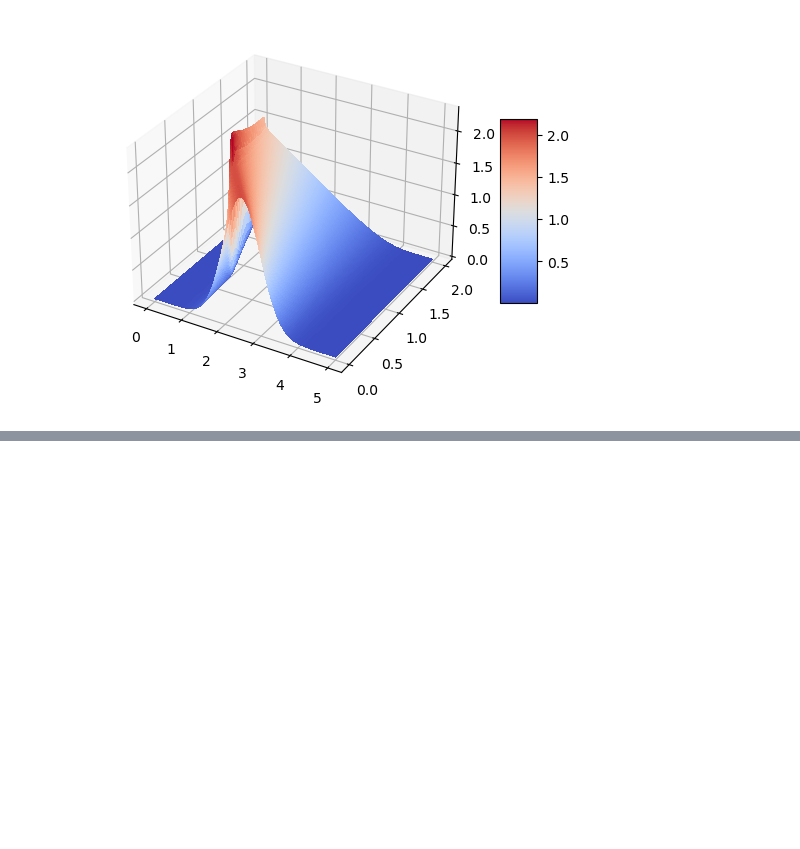
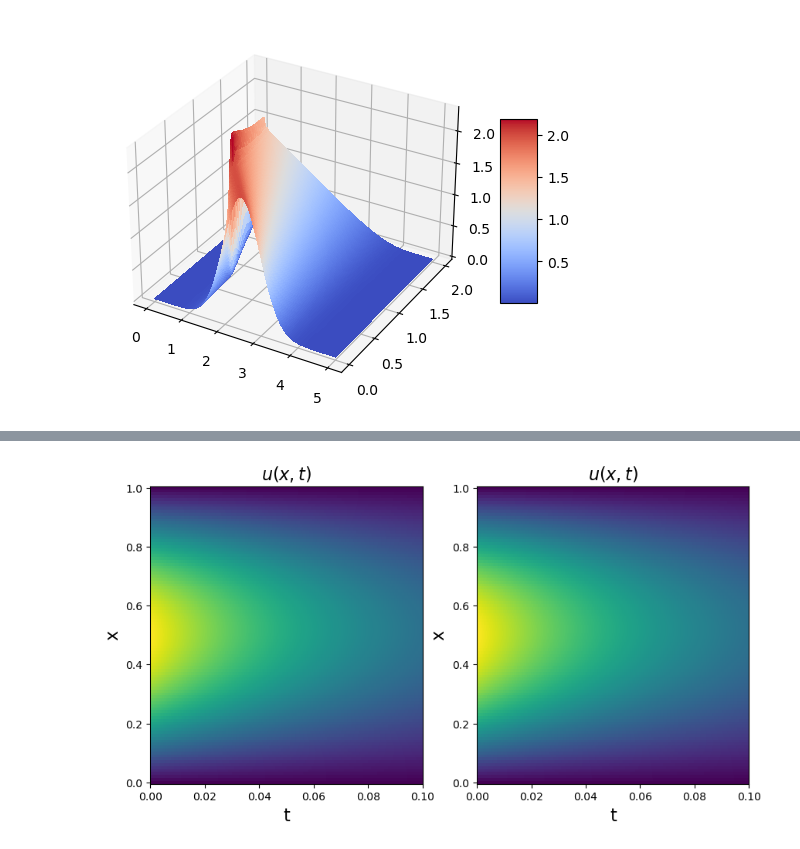
Before and after one commit to cpml-au/dctkit, a Jupyter notebook: examples/burgers.ipynb, the cells around one changed output, grey strips where cells are left out. Saved outputs shown, nothing was run; the diff lists cells and outputs as text; code cells hidden in the pictures; blank space fills up the shorter version.

```diff
--- a/examples/burgers.ipynb
+++ b/examples/burgers.ipynb
@@ -133,7 +134,7 @@ def main_run(u, S, epsilon, max_time_iter, flux_formulation = False):
         u_coch = C.CochainP0(S, u[:,t])
         dissipation = C.scalar_mul(C.star(C.coboundary(u_coch)), epsilon)
         if flux_formulation:
-            flux = C.scalar_mul(C.square(u_coch), 1/2)
+            flux = C.scalar_mul(C.square(u_coch), -1/2)
             mean_flux = flat(flux)
             total_flux = C.add(C.star(mean_flux), dissipation)
             balance = C.star(C.coboundary(total_flux))
@@ -144,7 +145,7 @@ def main_run(u, S, epsilon, max_time_iter, flux_formulation = False):
             u_x = C.star(C.coboundary(C.star(u_mean)))
             uu_x = C.cochain_mul(u_coch, u_x)
             diss_balance = C.star(C.coboundary(dissipation))
-            balance = C.add(diss_balance, uu_x)
+            balance = C.sub(diss_balance, uu_x)
             u[1:-1,t+1] = u[1:-1,t] + dt_*balance.coeffs[1:-1]
     return u
 # %%
@@ -205,0 +241,11 @@ plt.show()
+# %%
+# regenerate mesh
+# define simplicial complex
+tet_node_tags = np.zeros((len(x)-1,2), dtype = dt.int_dtype)
+tet_node_tags[:,0] = np.arange(len(x)-1)
+tet_node_tags[:,1] = np.arange(1, len(x))
+node_coords = np.zeros((len(x), 2), dtype = dt.float_dtype)
+node_coords[:,0] = x
+S = SimplicialComplex(tet_node_tags, node_coords, is_well_centered = True)
+S.get_hodge_star()
+S.get_flat_PDP_weights()
@@ -205,0 +254,13 @@ plt.show()
+# %%
+fig1, ax = plt.subplots(1, 2, figsize=(10, 5))
+ax[0].pcolormesh(t, x, u)
+ax[1].pcolormesh(t,x,u_sol)
+ax[0].set_xlabel('t', fontsize=16)
+ax[0].set_ylabel('x', fontsize=16)
+ax[0].set_title(r'$u(x, t)$', fontsize=16)
+ax[1].set_xlabel('t', fontsize=16)
+ax[1].set_ylabel('x', fontsize=16)
+ax[1].set_title(r'$u(x, t)$', fontsize=16)
+plt.show()
+# %% [output]
+[figure, added]
```
Also changed, not shown: parts of 10 cells of this notebook.
